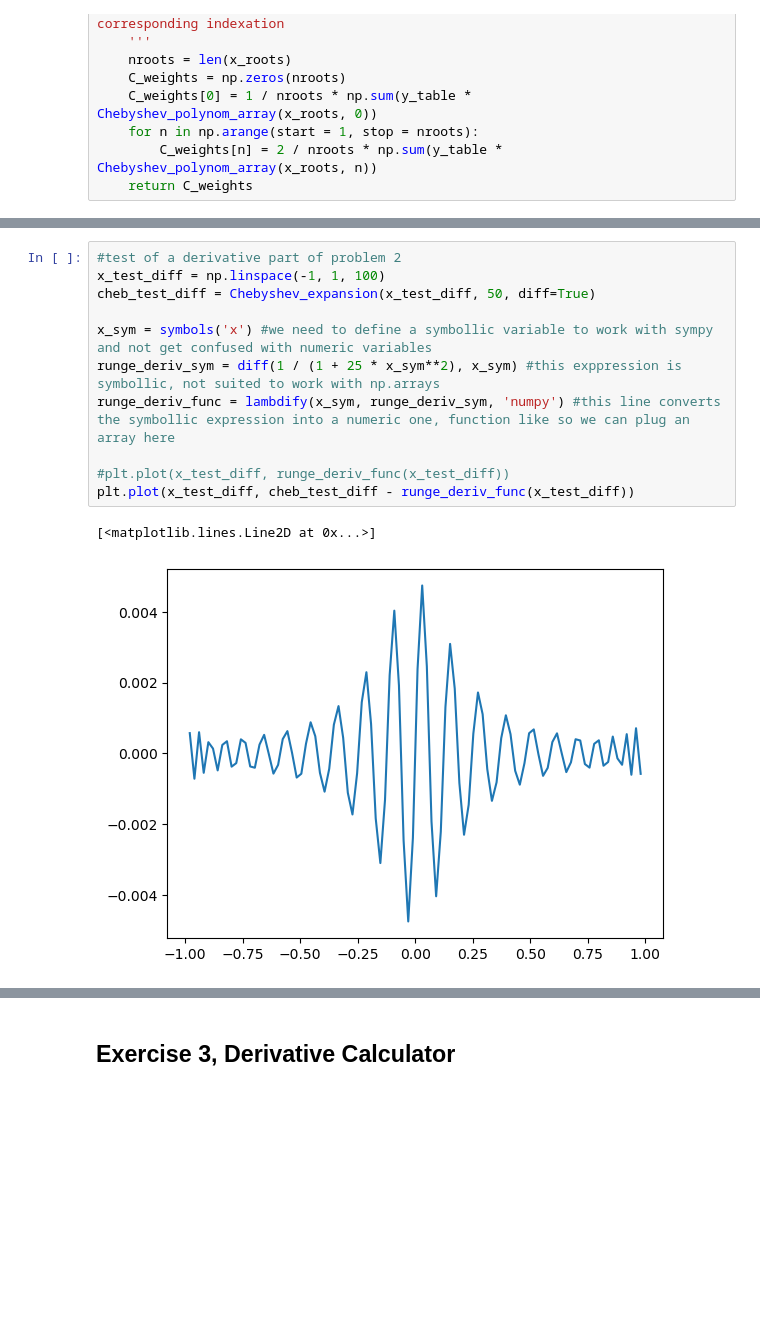
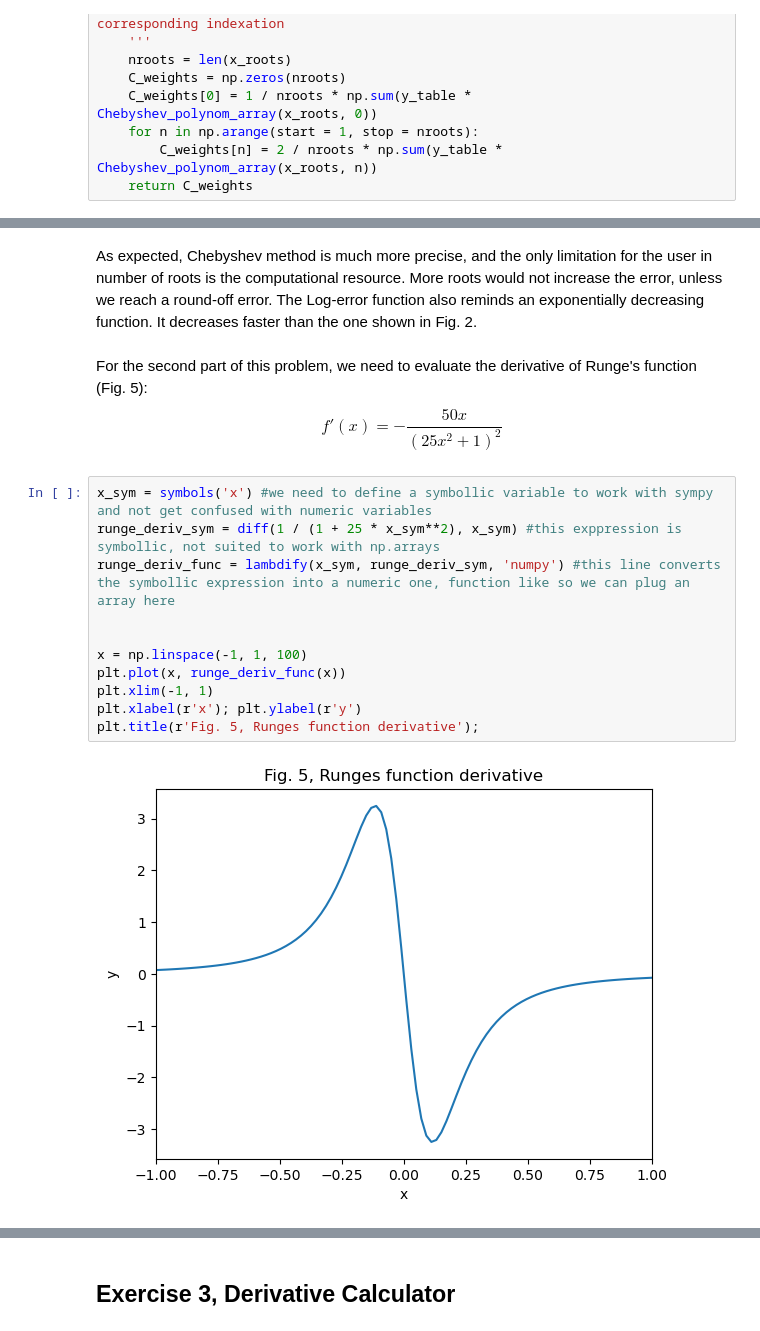
Before and after one commit to askoldvilkha/CompMethods_Astro23, a Jupyter notebook: HW1/hw1_vilkha.ipynb, the cells around one changed output, grey strips where cells are left out. Drawn from its saved outputs; the diff is of its cells as text; blank space fills up the shorter version.

```diff
--- a/HW1/hw1_vilkha.ipynb
+++ b/HW1/hw1_vilkha.ipynb
@@ -177,14 +313,18 @@ plt.plot(x_test, cheb_test - runge_func(x_test))
+# %% [markdown]
+As expected, Chebyshev method is much more precise, and the only limitation for the user in number of roots is the computational resource. More roots would not increase the error, unless we reach a round-off error. The Log-error function also reminds an exponentially decreasing function. It decreases faster than the one shown in Fig. 2.
+# %% [markdown]
+For the second part of this problem, we need to evaluate the derivative of Runge's function (Fig. 5):
+$$f'(x) = - \frac{50x}{(25x^2+1)^2}$$
 # %%
-#test of a derivative part of problem 2
-x_test_diff = np.linspace(-1, 1, 100)
-cheb_test_diff = Chebyshev_expansion(x_test_diff, 50, diff=True)
-
 x_sym = symbols('x') #we need to define a symbollic variable to work with sympy and not get confused with numeric variables
 runge_deriv_sym = diff(1 / (1 + 25 * x_sym**2), x_sym) #this exppression is symbollic, not suited to work with np.arrays
 runge_deriv_func = lambdify(x_sym, runge_deriv_sym, 'numpy') #this line converts the symbollic expression into a numeric one, function like so we can plug an array here
 
-#plt.plot(x_test_diff, runge_deriv_func(x_test_diff))
-plt.plot(x_test_diff, cheb_test_diff - runge_deriv_func(x_test_diff))
+
+x = np.linspace(-1, 1, 100)
+plt.plot(x, runge_deriv_func(x))
+plt.xlim(-1, 1)
+plt.xlabel(r'x'); plt.ylabel(r'y')
+plt.title(r'Fig. 5, Runges function derivative');
 # %% [output]
-[<matplotlib.lines.Line2D at 0x...>]
-[figure, old version]
+[figure, new version]
```
Also changed, not shown: parts of 40 cells of this notebook.
